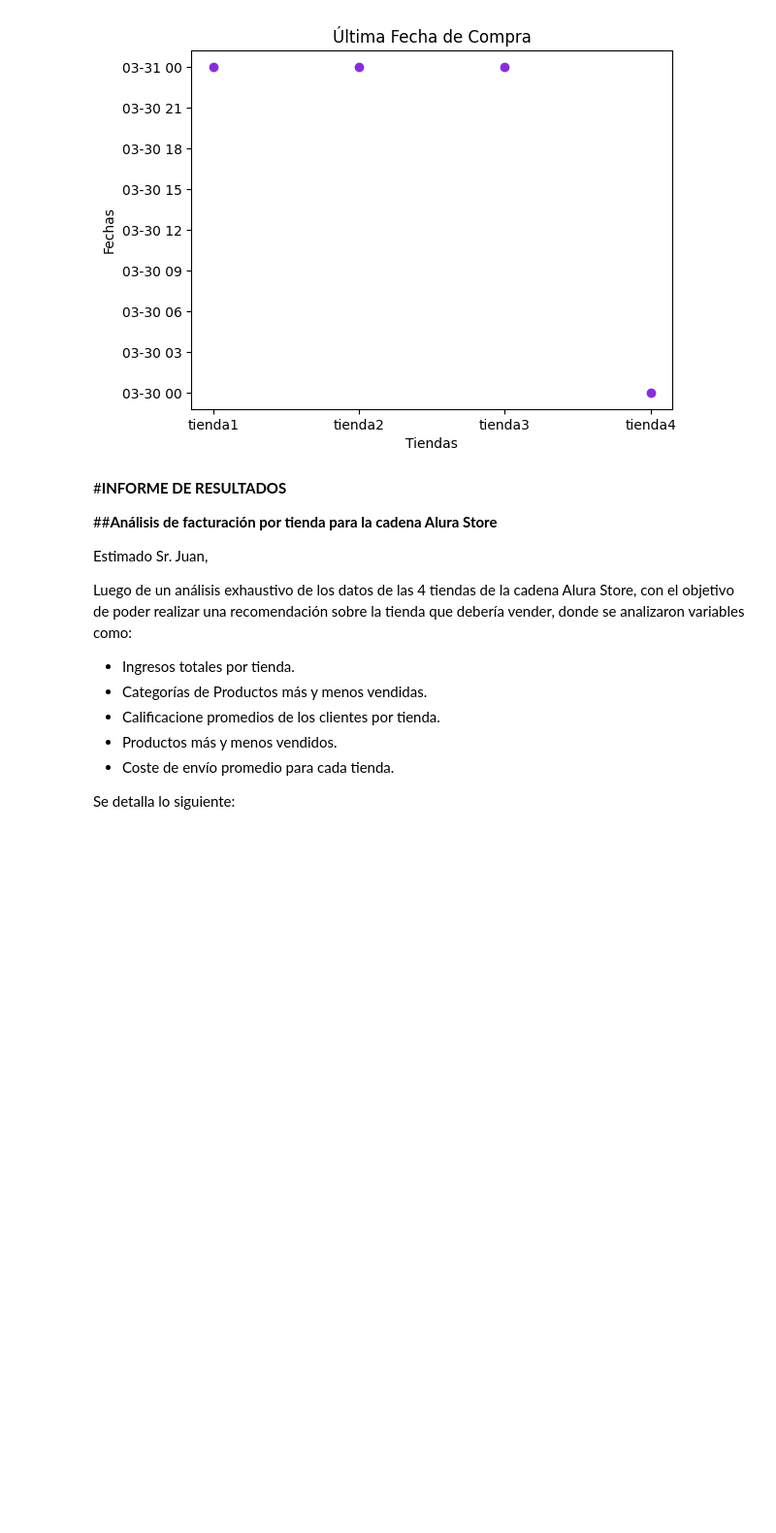
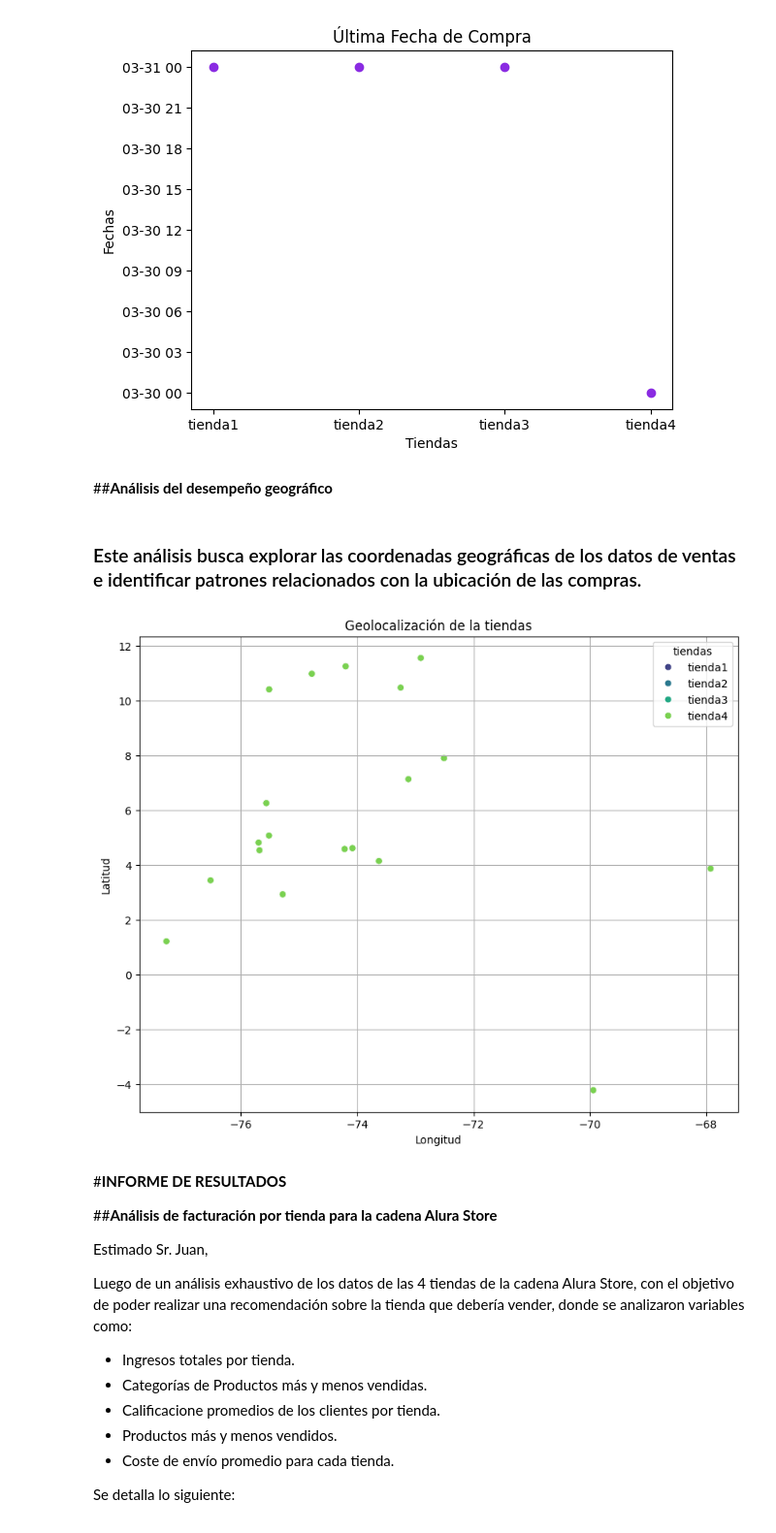
Before and after one commit to Nore-gibhub/Challenge_Alura_Store, a Jupyter notebook: Challenge_Alura_Store.ipynb, the cells around one changed output. Shown at 97% size. Saved outputs shown, nothing was run; the diff lists cells and outputs as text; code cells hidden in the pictures; blank space fills up the shorter version.

```diff
--- a/Challenge_Alura_Store.ipynb
+++ b/Challenge_Alura_Store.ipynb
@@ -256,6 +256,39 @@ tienda3   2023-03-31
 tienda4   2023-03-30
 Name: Fecha de Compra, dtype: datetime64[ns]
 [figure]
+# %% [markdown]
+##**Análisis del desempeño geográfico**
+# %% [markdown]
+### Este análisis busca explorar las coordenadas geográficas de los datos de ventas e identificar patrones relacionados con la ubicación de las compras.
+# %%
+import matplotlib.pyplot as plt
+import seaborn as sns
+
+#df_geo_tiendas = ['lat', 'lon', 'tiendas']
+#print ('Datos de tiendas con su geolocalización')
+#print(df_geo_tienda)
+#print (' ')
+
+#Rendimiento = ingreso_por_tienda - Cost_prom_de_envio
+#Rendimiento_formateado = Rendimiento.map('${:,.0f}'.format)
+#print ('Rendimiento Por Tienda')
+#print (Rendimiento_formateado)
+#print (' ')
+
+
+plt.figure(figsize=(10,8))
+sns.scatterplot(x='lon', y='lat', data=df_total, hue='tiendas', palette='viridis',s=40)
+
+
+plt.xlabel('Longitud')
+plt.ylabel('Latitud')
+plt.title('Geolocalización de la tiendas')
+plt.legend(title='tiendas',loc='upper right')
+plt.grid(True)
+
+plt.show()
+# %% [output]
+[figure, added]
 # %% [markdown]
 #**INFORME DE RESULTADOS**
 
```
Also changed, not shown: parts of 1 cell of this notebook.
